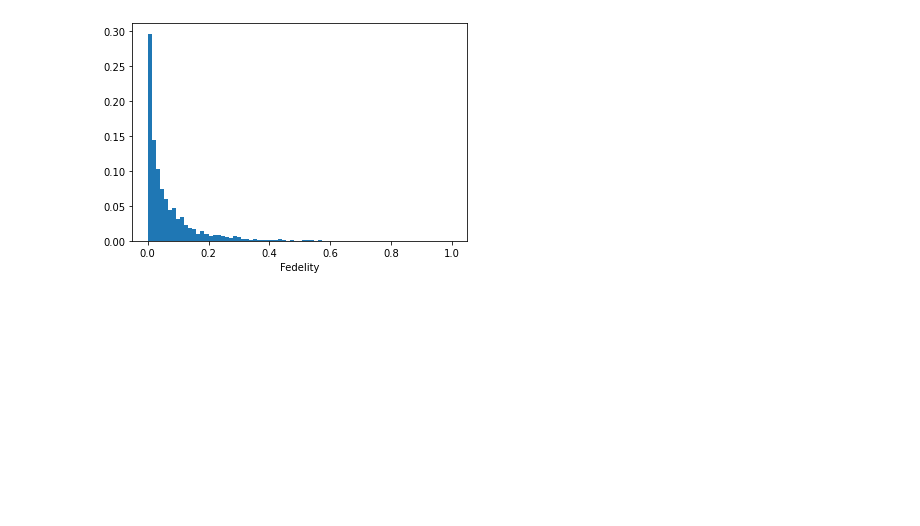
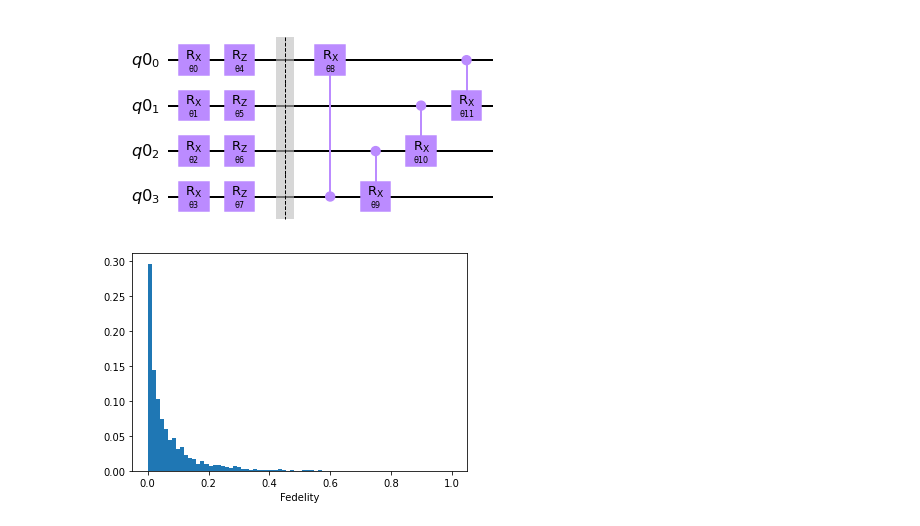
Before and after one commit to bagmk/Quantum_Machine_Learning_Express, a Jupyter notebook: Expressibility and entangling capability of parameterized quantum circuits/Expressibility of 4-qubit circuit.ipynb, the cells around one changed output. Saved outputs shown, nothing was run; the diff lists cells and outputs as text; code cells hidden in the pictures; blank space fills up the shorter version.

```diff
--- a/Expressibility and entangling capability of parameterized quantum circuits/Expressibility of 4-qubit circuit.ipynb
+++ b/Expressibility and entangling capability of parameterized quantum circuits/Expressibility of 4-qubit circuit.ipynb
@@ -20,6 +20,39 @@ from random import random
 import cmath
 
 from qiskit.circuit import Parameter
+# %%
+#circuit 19
+
+qr = QuantumRegister(4)
+qc = QuantumCircuit(qr)
+
+theta=[]
+for i in range(28):
+    theta.append((Parameter('θ'+str(i))))
+count=0
+
+for i in range(4):
+    qc.rx(theta[count],qr[i])
+    count=count+1
+
+for i in range(4):
+    qc.rz(theta[count],qr[i])
+    count=count+1
+
+qc.barrier(qr)
+
+qc.crx(theta[count],qr[3],qr[0])
+count=count+1
+qc.crx(theta[count],qr[2],qr[3])
+count=count+1
+qc.crx(theta[count],qr[1],qr[2])
+count=count+1
+qc.crx(theta[count],qr[0],qr[1])
+
+
+qc.draw('mpl')
+# %% [output]
+[figure, added]
 # %%
 backend = Aer.get_backend('qasm_simulator')
 nshot=1000
```
Also changed, not shown: 1 other file.
